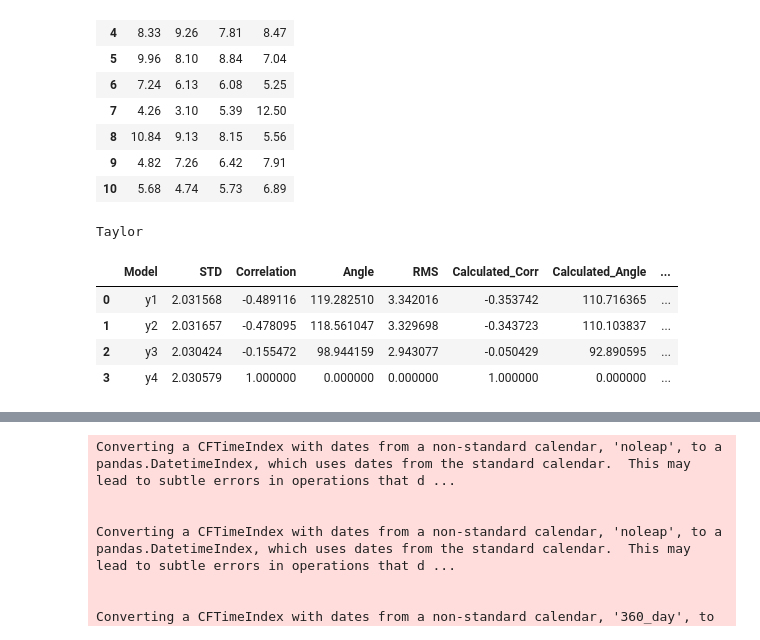
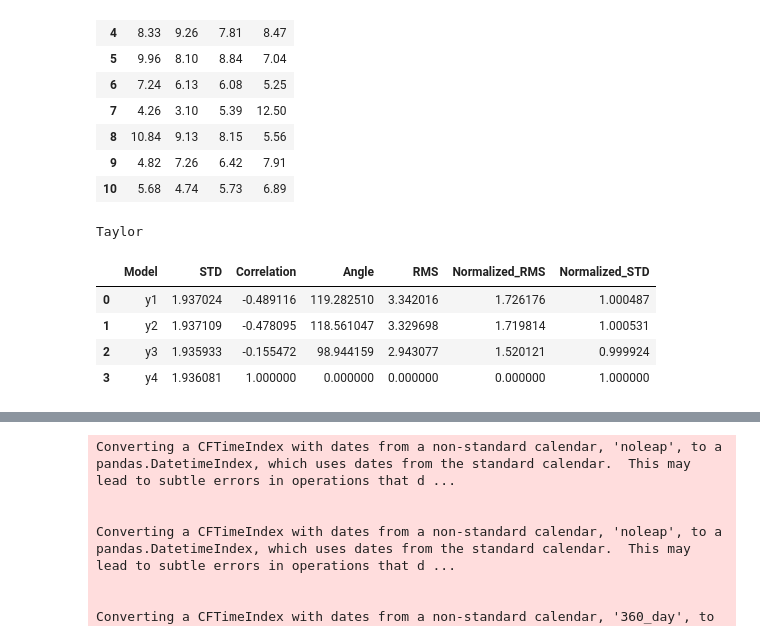
Before and after one commit to AAnzel/Polar-Diagrams-for-Model-Comparison, a Jupyter notebook: Source/main.ipynb, the cells around one changed output, grey strips where cells are left out. Drawn from its saved outputs; the diff is of its cells as text; code cells hidden in the pictures.

```diff
--- a/Source/main.ipynb
+++ b/Source/main.ipynb
@@ -83,6 +83,7 @@ df_anscombes_quartet_modified
 # %%
 import math
 from sklearn.neighbors import KernelDensity
+from sklearn.metrics import mean_squared_error
 from shannon import continuous
 from npeet import entropy_estimators
 from scipy.stats import differential_entropy
@@ -118,7 +119,7 @@ def calculate_td_properties(df_input, string_reference_feature,
     for string_one_feature in list_all_features:
         # Calculating standard deviations
         dict_result[string_one_feature].append(
-            df_input[string_one_feature].std())
+            df_input[string_one_feature].std(ddof=0))
 
         # Calculating Pearson's correlation
         dict_result[string_one_feature].append(
@@ -129,28 +130,29 @@ def calculate_td_properties(df_input, string_reference_feature,
         dict_result[string_one_feature].append(math.degrees(
             math.acos(dict_result[string_one_feature][-1])))
 
+        # Calculating RMS
         dict_result[string_one_feature].append(
-            np.linalg.norm(df_input[string_one_feature] -
-                           df_input[string_reference_feature])
-            / np.sqrt(len(df_input[string_reference_feature]))
+            mean_squared_error(
+                df_input[string_reference_feature],
+                df_input[string_one_feature], squared=False)
         )
 
-    # Calculating normalized standard deviation
     for string_one_feature in list_all_features:
+        # Calculating correlation using RMS formula
+        #dict_result[string_one_feature].append(
+        #    (dict_result[string_one_feature][0]**2 + dict_result[string_reference_feature][0]**2 - dict_result[string_one_feature][3]**2) / (2 * dict_result[string_one_feature][0] * dict_result[string_reference_feature][0])
+        #)
+
+        # Calculating the angle using calculated correlation
+        #dict_result[string_one_feature].append(math.degrees(
+        #    math.acos(dict_result[string_one_feature][-1])))
+
+        # Normalizing the RMS as in the paper
         dict_result[string_one_feature].append(
-            (dict_result[string_one_feature][0]**2 + dict_result[string_reference_feature][0]**2 - dict_result[string_one_feature][3]**2) / (2 * dict_result[string_one_feature][0] * dict_result[string_reference_feature][0])
-        )
-
-        dict_result[string_one_feature].append(math.degrees(
-            math.acos(dict_result[string_one_feature][-1])))
-
-        dict_result[string_one_feature].append(
-            dict_result[string_one_feature][-2] /
+            dict_result[string_one_feature][3] /
             dict_result[string_reference_feature][0])
 
-        dict_result[string_one_feature].append(math.degrees(
-            math.acos(dict_result[string_one_feature][-1])))
-
+        # Calculating normalized standard deviation
         dict_result[string_one_feature].append(
             dict_result[string_one_feature][0] / dict_result[
                 string_reference_feature][0])
@@ -158,9 +160,11 @@ def calculate_td_properties(df_input, string_reference_feature,
 
     df_result = pd.DataFrame().from_dict(
         dict_result, orient='index',
-        columns=['STD', 'Correlation', 'Angle', 'RMS', 'Calculated_Corr',
-                 'Calculated_Angle', 'Normalized_Calculated_Corr',
-                 'Normalized_Calculated_Angle', 'Normalized_STD'])
+        #columns=['STD', 'Correlation', 'Angle', 'RMS', 'Calculated_Corr',
+        #         'Calculated_Angle', 'Normalized_RMS', 'Normalized_STD']
+        columns=['STD', 'Correlation', 'Angle', 'RMS', 'Normalized_RMS',
+                 'Normalized_STD']
+    )
 
     df_result = df_result.reset_index().rename(columns={'index': 'Model'})
 
@@ -504,13 +508,15 @@ def calculate_mid_properties(df_input, string_reference_feature):
             dict_result[string_one_feature].append(
                 math.degrees(math.acos(float_c_x_y)))
 
+        dict_result[string_one_feature].append(
+            math.sqrt(dict_result[string_one_feature][0]))
         ######################################################################
 
     df_result = pd.DataFrame().from_dict(
         dict_result, orient='index',
         columns=['Entropy', 'Mutual_information', 'Fixed_MI', 'Scaled_entropy',
                  'Normalized_MI', 'Angle_NMI', 'Joint_entropies', 'Scaled_MI',
-                 'Angle_SMI'])
+                 'Angle_SMI', 'Root_Entropy'])
 
     df_result = df_result.reset_index().rename(columns={'index': 'Model'})
 
@@ -519,38 +525,42 @@ def calculate_mid_properties(df_input, string_reference_feature):
 
 
 def chart_create_mid(df_input, string_reference_feature,
-                     string_type='normalized'):
+                     string_type='scaled'):
 
-    np_tmp = np.array([0, 0.2, 0.4, 0.6, 0.7, 0.8, 0.9, 0.95, 0.99, 1.0])
+    np_tmp = np.array(
+        [0, 0.2, 0.4, 0.6, 0.7, 0.8, 0.9, 0.95, 0.99, 1.0])
 
     if string_type == 'scaled':
         np_angular_labels = np.concatenate((-np_tmp[:0:-1], np_tmp))
+        np_angular_ticks = np.degrees(np.arccos(np_angular_labels))
+        np_angular_labels = np.round((np_angular_labels + 1) / 2, 3)
+
         list_sector = [0, 180]
-        string_mi = 'Scaled_MI'
-        string_angle = 'Angle_SMI'
+        string_angular_column = 'Angle_SMI'
+        string_radial_column = 'Entropy'
 
-    # TODO: Here we have to use root entropy instead of entropy for the radial
-    # axis. Therefore, I have to calculate that as well
     elif string_type == 'normalized':
         np_angular_labels = np_tmp
-        list_angular_ticks = [i for i in range(0, 100, 10)]
+        np_angular_ticks = np.degrees(np.arccos(np_angular_labels))
+
         list_sector = [0, 90]
-        string_mi = 'Normalized_MI'
-        string_angle = 'Angle_NMI'
+        string_angular_column = 'Angle_NMI'
+        string_radial_column = 'Root_Entropy'
 
     else:
-        print('Type has to be either "scaled" or "normalized"')
+        raise('Type has to be either "scaled" or "normalized"')
+        return None
 
-    np_angular_ticks = np.degrees(np.arccos(np_angular_labels))
-    float_max_r = df_input['Entropy'].max() + df_input['Entropy'].mean()
+    float_max_r = df_input[string_radial_column].max() +\
+        df_input[string_radial_column].mean()
 
     chart_result = px.scatter_polar(
         data_frame=df_input,
         start_angle=0,
         color='Model',
-        r='Entropy',
+        r=string_radial_column,
         range_r=[0, float_max_r],
-        theta=string_angle,
+        theta=string_angular_column,
         title='Mutual Information Diagram',
         #labels={'Entropy': 'Entropy', 'Normalized MI': 'NMI'}
 
@@ -561,7 +571,7 @@ def chart_create_mid(df_input, string_reference_feature,
             sector = list_sector,
             angularaxis = dict(
                 #thetaunit = "degrees",
-                dtick = 10,
+                #dtick = 10,
                 #rotation=270,
                 direction = "counterclockwise",
                 #tickmode="array",
@@ -582,7 +592,7 @@ def chart_create_mid(df_input, string_reference_feature,
 def chart_create_td(df_input, string_reference_feature):
 
     string_radial_column = 'STD'
-    string_angular_column = 'Calculated_Angle'
+    string_angular_column = 'Angle'
     float_max_r = df_input[string_radial_column].max() +\
         df_input[string_radial_column].mean()
 
@@ -614,39 +624,39 @@ def chart_create_td(df_input, string_reference_feature):
         polar = dict(
             sector=[0, int_max_angle],
             angularaxis=dict(
                 #thetaunit = "degrees",
-                dtick=10,
+                #dtick=10,
                 #rotation=270,
                 direction="counterclockwise",
                 #tickmode="array",
                 tickvals=np_angular_ticks,
                 ticktext=np_angular_labels,
             ),
         ),
         height=600
     )
 
     chart_result.update_polars(
         radialaxis_title_text=string_radial_column,
     )
 
     return chart_result
 
 
 string_ref_model = 'y4'
 string_type_mid = 'scaled'
 
 
 df_taylor_res = calculate_td_properties(df_anscombes_quartet_modified, string_ref_model, string_method='pearson')
 print('Taylor')
 df_taylor_res
 # %% [output]
 Taylor
-|  | Model | STD | Correlation | Angle | RMS | Calculated_Corr | Calculated_Angle | ... |
-| 0 | y1 | 2.031568 | -0.489116 | 119.282510 | 3.342016 | -0.353742 | 110.716365 | ... |
-| 1 | y2 | 2.031657 | -0.478095 | 118.561047 | 3.329698 | -0.343723 | 110.103837 | ... |
-| 2 | y3 | 2.030424 | -0.155472 | 98.944159 | 2.943077 | -0.050429 | 92.890595 | ... |
-| 3 | y4 | 2.030579 | 1.000000 | 0.000000 | 0.000000 | 1.000000 | 0.000000 | ... |
+|  | Model | STD | Correlation | Angle | RMS | Normalized_RMS | Normalized_STD |
+| 0 | y1 | 1.937024 | -0.489116 | 119.282510 | 3.342016 | 1.726176 | 1.000487 |
+| 1 | y2 | 1.937109 | -0.478095 | 118.561047 | 3.329698 | 1.719814 | 1.000531 |
+| 2 | y3 | 1.935933 | -0.155472 | 98.944159 | 2.943077 | 1.520121 | 0.999924 |
+| 3 | y4 | 1.936081 | 1.000000 | 0.000000 | 0.000000 | 0.000000 | 1.000000 |
 # %%
 chart_taylor_res = chart_create_td(df_taylor_res, string_ref_model)
 chart_taylor_res.show()
```
Also changed, not shown: parts of 11 cells of this notebook.
